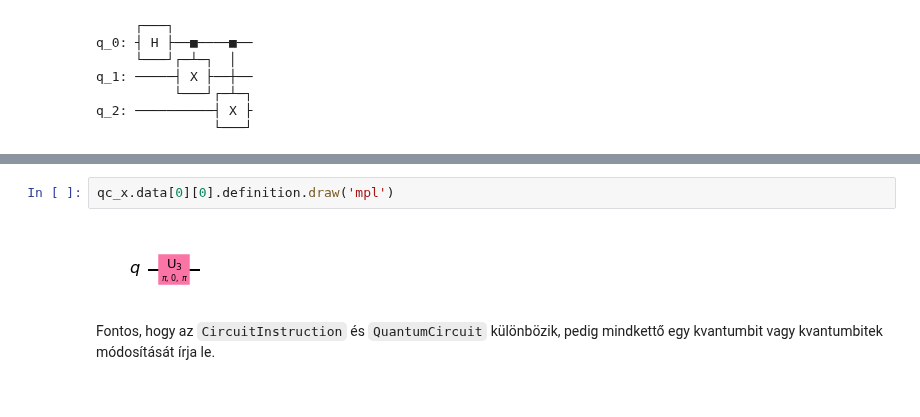
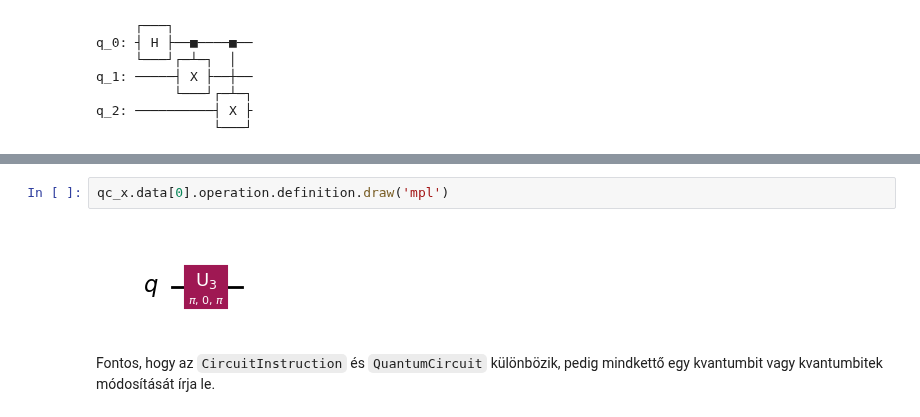
Before and after one commit to DrIdle/quantum-notebook, a Jupyter notebook: kvantumszamitogepek_programozasa/qiskit_bevezetes/qiskit_intro.ipynb, the cells around one changed output, grey strips where cells are left out. Drawn from its saved outputs; the diff is of its cells as text.

```diff
--- a/kvantumszamitogepek_programozasa/qiskit_bevezetes/qiskit_intro.ipynb
+++ b/kvantumszamitogepek_programozasa/qiskit_bevezetes/qiskit_intro.ipynb
@@ -60,7 +60,7 @@ qc_x.data
 # %%
-qc_x.data[0][0].definition.draw('mpl')
+qc_x.data[0].operation.definition.draw('mpl')
 # %% [output]
-[figure, old version]
+[figure, new version]
 # %% [markdown]
 Fontos, hogy az `CircuitInstruction` és `QuantumCircuit` különbözik, pedig mindkettő egy kvantumbit vagy kvantumbitek módosítását írja le.
 # %% [markdown]
```
Also changed, not shown: parts of 23 cells of this notebook, 1 other file.
